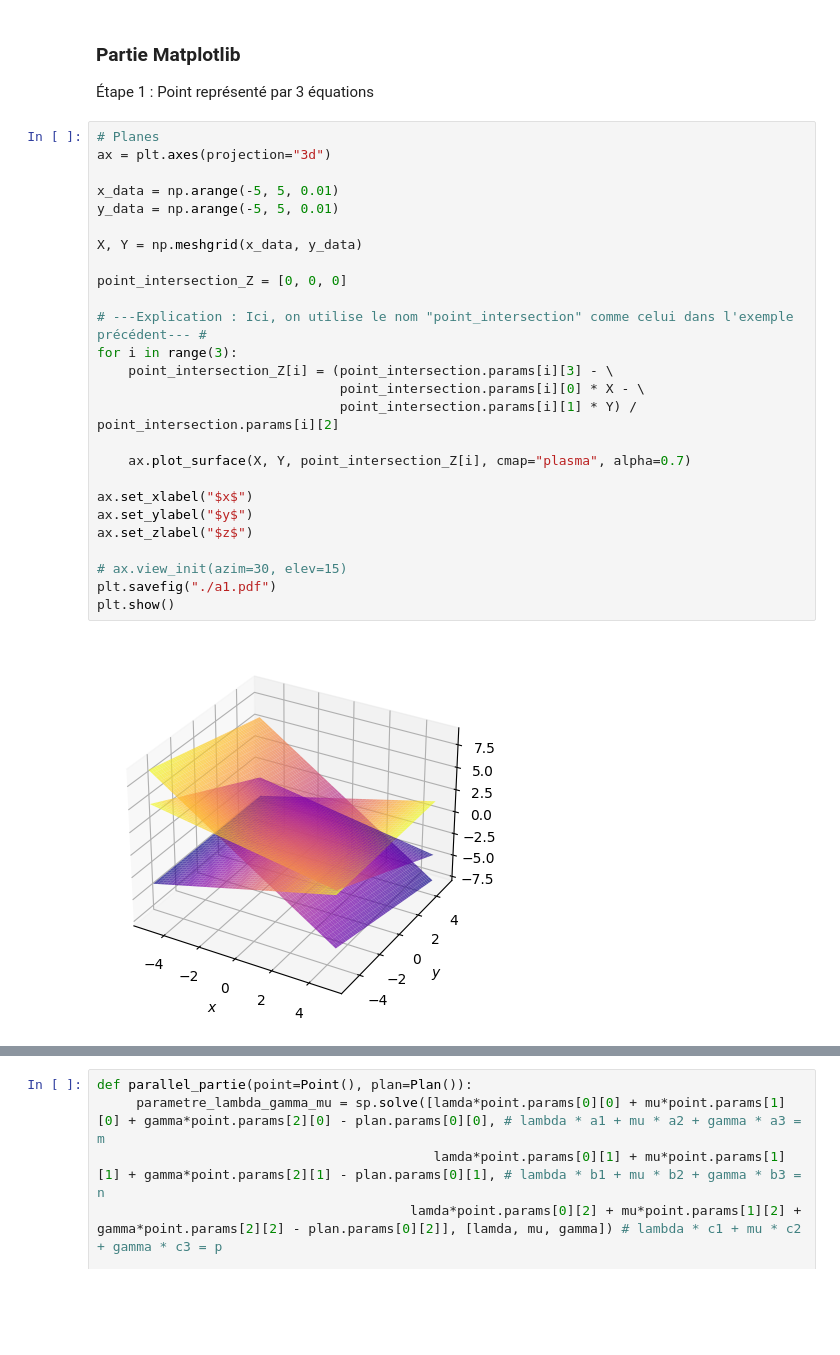
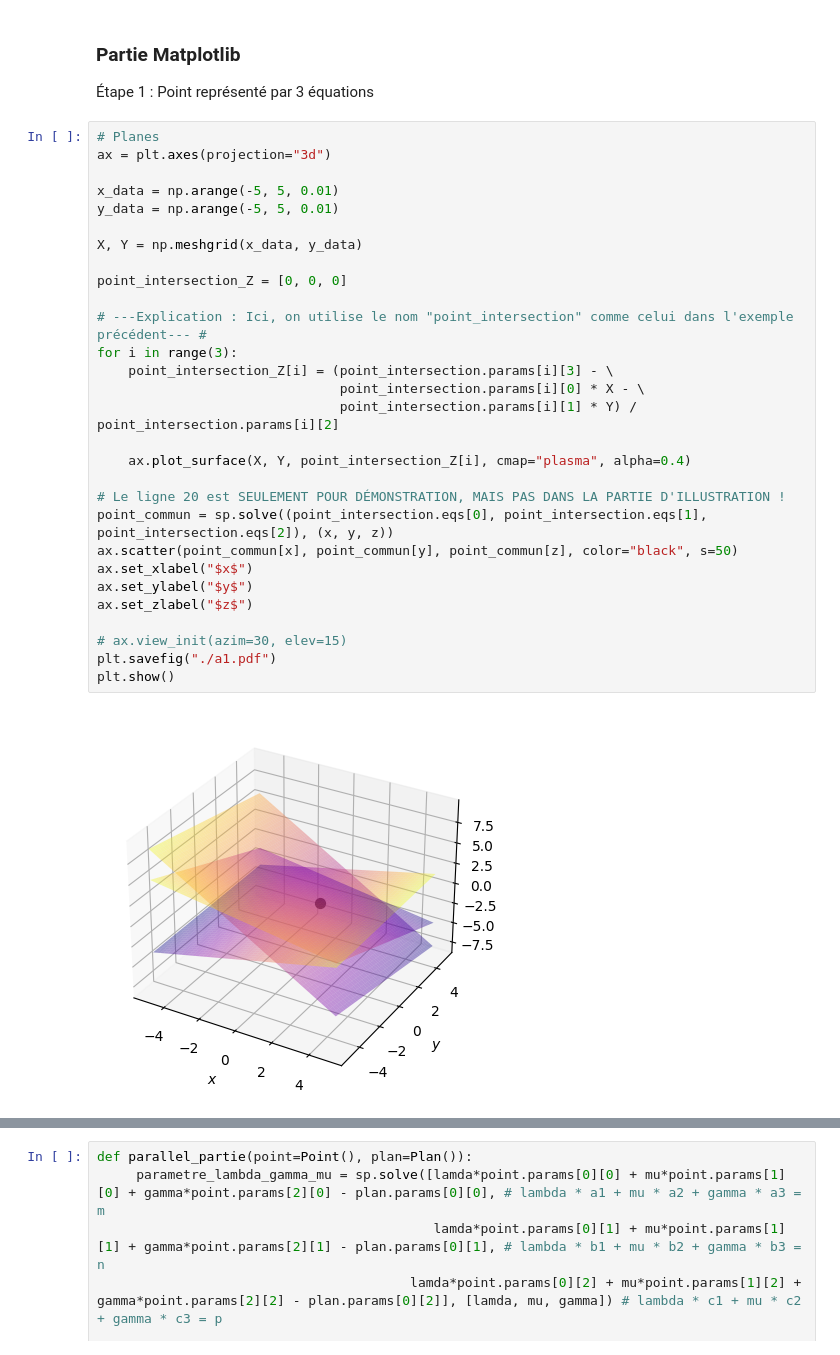
Before and after one commit to Languisher/Projects-2023, a Jupyter notebook: Projet_AL/Projet_Final.ipynb, the cells around one changed output, grey strips where cells are left out. Cells and saved outputs as stored; diff of their text form; blank space fills up the shorter version.

```diff
--- a/Projet_AL/Projet_Final.ipynb
+++ b/Projet_AL/Projet_Final.ipynb
@@ -168,31 +168,34 @@ $\displaystyle \left[\begin{matrix}2 & 1 & 3 & - \frac{10}{17}\end{matrix}\right
 # %%
 # Planes
 ax = plt.axes(projection="3d")
 
 x_data = np.arange(-5, 5, 0.01)
 y_data = np.arange(-5, 5, 0.01)
 
 X, Y = np.meshgrid(x_data, y_data)
 
 point_intersection_Z = [0, 0, 0]
 
 # ---Explication : Ici, on utilise le nom "point_intersection" comme celui dans l'exemple précédent--- #
 for i in range(3):
     point_intersection_Z[i] = (point_intersection.params[i][3] - \
                                point_intersection.params[i][0] * X - \
                                point_intersection.params[i][1] * Y) / point_intersection.params[i][2]
 
-    ax.plot_surface(X, Y, point_intersection_Z[i], cmap="plasma", alpha=0.7)
+    ax.plot_surface(X, Y, point_intersection_Z[i], cmap="plasma", alpha=0.4)
 
+# Le ligne 20 est SEULEMENT POUR DÉMONSTRATION, MAIS PAS DANS LA PARTIE D'ILLUSTRATION !
+point_commun = sp.solve((point_intersection.eqs[0], point_intersection.eqs[1], point_intersection.eqs[2]), (x, y, z))
+ax.scatter(point_commun[x], point_commun[y], point_commun[z], color="black", s=50)
 ax.set_xlabel("$x$")
 ax.set_ylabel("$y$")
 ax.set_zlabel("$z$")
 
 # ax.view_init(azim=30, elev=15)
 plt.savefig("./a1.pdf")
 plt.show()
 # %% [output]
-[figure, old version]
+[figure, new version]
 # %% [markdown]
 Étape 2 : Configuration de la THM : Faisceau d'hyperplan
 
```
Also changed, not shown: parts of 5 cells of this notebook, 3 other files.
